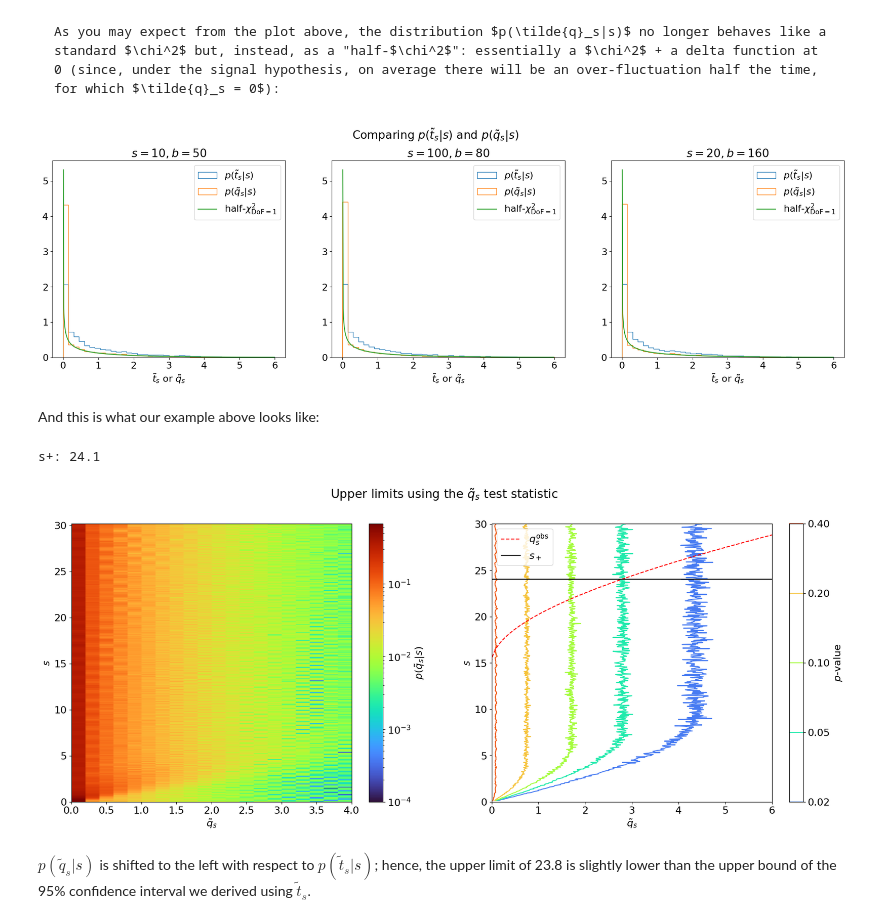
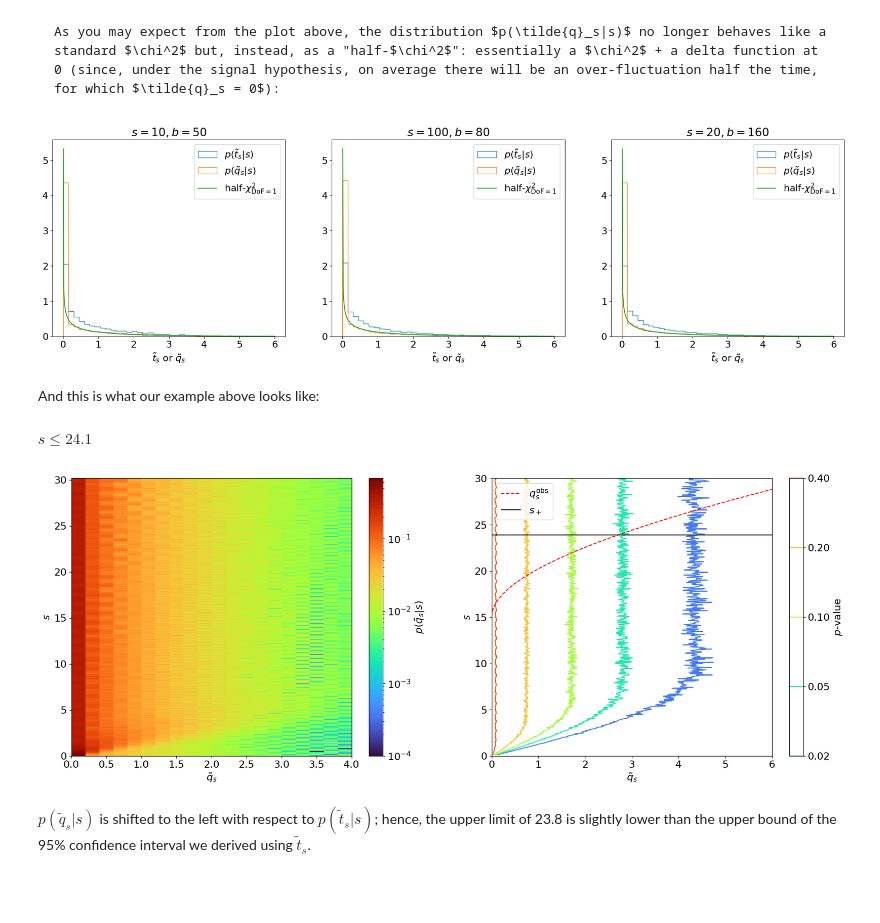
Before and after one commit to rkansal47/stats-for-hep, a Jupyter notebook: _sources/03-intervals-and-limits.ipynb, the cells around one changed output. Saved outputs shown, nothing was run; the diff lists cells and outputs as text; code cells hidden in the pictures; blank space fills up the shorter version.

```diff
--- a/_sources/03-intervals-and-limits.ipynb
+++ b/_sources/03-intervals-and-limits.ipynb
@@ -351,11 +352,10 @@ def plot_p_ts_qs(axs, sbs):
 # %%
 sbs = [(10, 50), (100, 80), (20, 160)]  # sample s, b
 fig, axs = plt.subplots(1, 3, figsize=(24, 6))
 plot_p_ts_qs(axs, sbs)
-fig.suptitle(r"Comparing $p(\tilde{t}_s|s)$ and $p(\tilde{q}_s|s)$", y=1.01)
 plt.show()
 # %% [output]
-[figure, old version]
+[figure, new version]
 # %% [markdown]
 And this is what our example above looks like:
 # %%
@@ -399,19 +399,18 @@ def get_upper_limit(s_scan: list, n_obs: int, m_obs: int, num_toys: int, CL: flo
 n_obs, m_obs = 20, 5
 s_scan = np.arange(0, 30.1, 0.05)  # scanning s over these values
 s_upper, q_tilde_scan, q_obs_scan, p_val_scan = get_upper_limit(s_scan, n_obs, m_obs, num_toys)
-print(f"s+: {s_upper:.1f}")
+display(Latex(f"$s \leq {s_upper:.1f}$"))
 # %% [output]
-s+: 24.1
+$s \leq 24.1$
 # %%
 fig, axs = plt.subplots(1, 2, figsize=(22, 8))
 # plot p(t_s|s) for all values of s
 plot_2d_p_ts_s(fig, axs[0], t_tilde_s, s_scan, ts="q")
 # plot the p-values as a function of t_s and s
 plot_pval_levels(axs[1], s_scan, q_tilde_scan, q_obs_scan, s_upper, ts="q")
-fig.suptitle(r"Upper limits using the $\tilde{q}_s$ test statistic")
 plt.show()
 # %% [output]
-[figure, old version]
+[figure, new version]
 # %% [markdown]
 $p(\tilde{q}_s|s)$ is shifted to the left with respect to $p(\tilde{t}_s|s)$; hence, the upper limit of 23.8 is slightly lower than the upper bound of the 95% confidence interval we derived using $\tilde{t}_s$.
 # %% [markdown]
```
Also changed, not shown: parts of 14 cells of this notebook, 31 other files.
